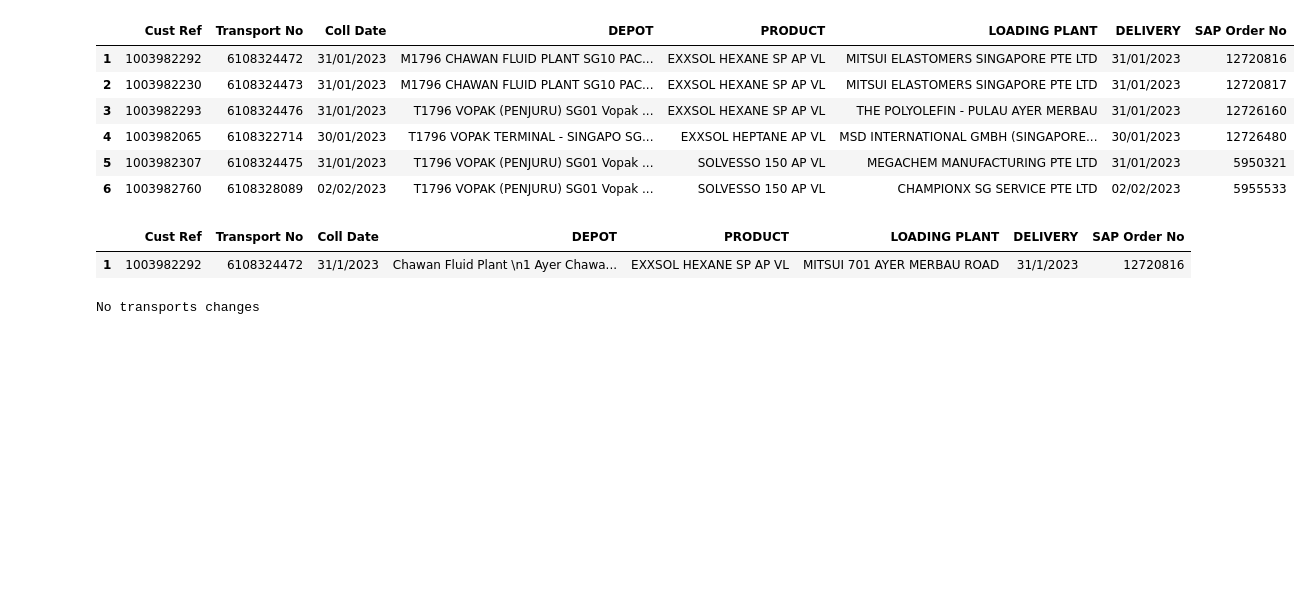
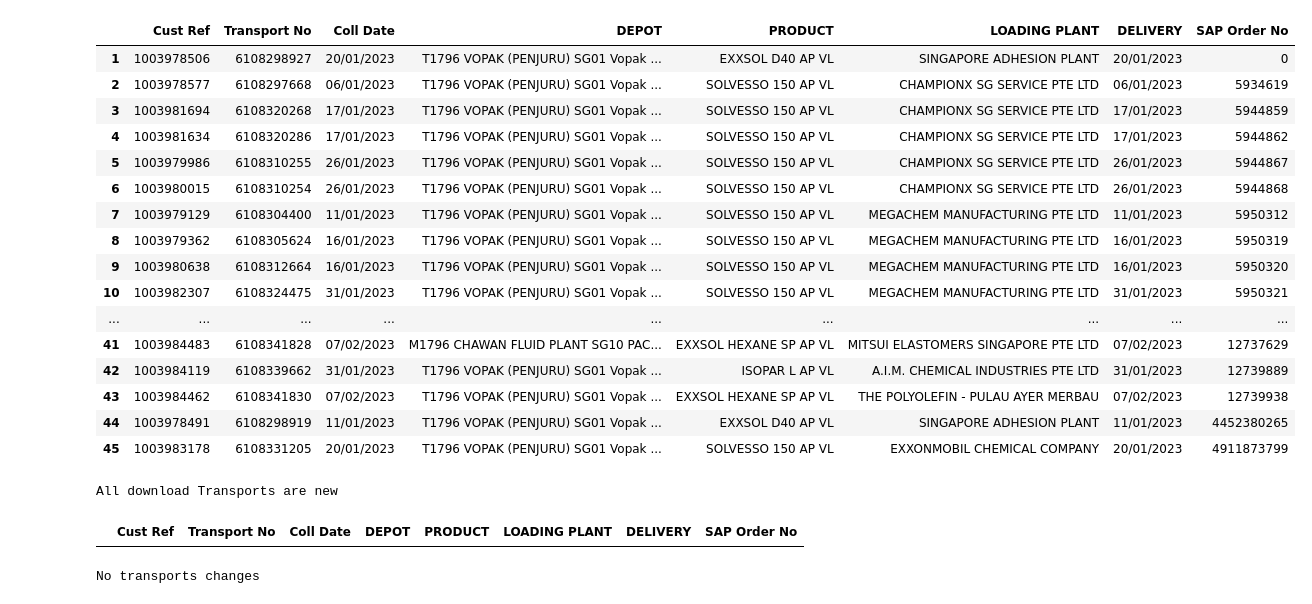
Before and after one commit to JohnTan38/Project-Data-Analysis, a Jupyter notebook: Assets/TRANSPOREON.ipynb, the cells around one changed output. Cells and saved outputs as stored; diff of their text form; code cells hidden in the pictures; blank space fills up the shorter version.

```diff
--- a/Assets/TRANSPOREON.ipynb
+++ b/Assets/TRANSPOREON.ipynb
@@ -129,7 +129,8 @@ import re #parse json files
 import pandas as pd
 from re import search
 
-path_dir = 'C:/Users/john.tan/OneDrive - Cogent Holdings Pte. Ltd/Documents/Transporeon/Json/'
+#path_dir = 'C:/Users/john.tan/OneDrive - Cogent Holdings Pte. Ltd/Documents/Transporeon/Json/'
+path_dir = 'C:/Users/john.tan/OneDrive - Cogent Holdings Pte. Ltd/Documents/Laiye Automation/TransporeonPDF/Json/JsonSAP/'
 cols = ['Cust Ref', 'Order Remarks', 'Transport No', 'Coll Date', 'DEPOT_MV2', 'PRODUCT', 'LOADING_PLANT_MV3', 'DELIVERY', 'SAP Order No']
 df_trans = pd.DataFrame(columns=cols)
 #df_trans.columns = cols
@@ -156,9 +157,15 @@ for file in glob.glob("*.json"):
     except:
             pass
 
-    if cust[0] == "SINGAPORE ADHESION PLANT":
-                sap_num = re.findall(r"(\d+)\nnormalorder", z)[0]
-                print(sap_num)
+    if cust[0] == (('SINGAPORE ADHESION PLANT') and (isinstance(sap_num, int) == False)):
+        try:
+                sap_num = re.findall(r'(?s)SG\n(.*?)\n[^\S\r\n]*normalorder', z)[0]
+                first, second, *others = sap_num.strip().splitlines()
+                print('SAP')
+                print(second)
+        except:
+                pass
+
     if cust[0] == "CHAMPIONX SG SERVICE PTE LTD":
         sap_num = re.findall(r'(?s)SG\n(.*?)\n[^\S\r\n]*normalorder', z)[0]
         #sap_num = re.findall("\d+", sap_num[0], re.MULTILINE)[0]
@@ -278,7 +285,15 @@ for file in glob.glob("*.json"):
         df_trans.loc[i, 'PRODUCT'] = last
     df_trans.loc[i, 'LOADING_PLANT_MV3'] = cust[0]
     df_trans.loc[i, 'DELIVERY'] = deli_date
-    df_trans.loc[i, 'SAP Order No'] = sap_num
+    try:
+        df_trans.loc[i, 'SAP Order No'] = sap_num
+    except:
+        pass
+    if cust[0] == (('SINGAPORE ADHESION PLANT') and (isinstance(sap_num, int) == False)):
+        try:
+            df_trans.loc[i, 'SAP Order No'] = sap_num
+        except:
+            pass
     try:
         if cust[1] =="CHAMPIONX SG\nSERVICE PTE LTD":
             df_trans.loc[i, 'DELIVERY'] = deli_datex
@@ -287,6 +302,6 @@ for file in glob.glob("*.json"):
             df_trans.loc[i, 'DEPOT_MV2'] = origin[0].replace('Destination\n', '')
     except: pass
     i += 1
-
+df_trans['SAP Order No'] = df_trans['SAP Order No'].replace(np.nan, 0)
 df_trans
 # %% [output]
@@ -339,18 +349,29 @@ temp_upload_1 = temp_upload_1.reset_index().drop(columns='index')
 # %%
 temp_upload_1['Coll Date'] = pd.to_datetime(temp_upload_1['Coll Date']).dt.strftime('%d/%m/%Y') #format datetime
 temp_upload_1['DELIVERY'] = pd.to_datetime(temp_upload_1['DELIVERY']).dt.strftime('%d/%m/%Y')
 
+temp_upload_1['SAP Order No'] = pd.to_numeric(temp_upload_1['SAP Order No'])
 temp_upload_1.sort_values(['SAP Order No'], ascending=True, inplace=True, na_position='first')
 temp_upload_1.index = np.arange(1, len(temp_upload_1)+1)
 temp_upload_1
 # %% [output]
 |  | Cust Ref | Transport No | Coll Date | DEPOT | PRODUCT | LOADING PLANT | DELIVERY | SAP Order No |
-| 1 | 1003982292 | 6108324472 | 31/01/2023 | M1796 CHAWAN FLUID PLANT SG10 PAC... | EXXSOL HEXANE SP AP VL | MITSUI ELASTOMERS SINGAPORE PTE LTD | 31/01/2023 | 12720816 |
-| 2 | 1003982230 | 6108324473 | 31/01/2023 | M1796 CHAWAN FLUID PLANT SG10 PAC... | EXXSOL HEXANE SP AP VL | MITSUI ELASTOMERS SINGAPORE PTE LTD | 31/01/2023 | 12720817 |
-| 3 | 1003982293 | 6108324476 | 31/01/2023 | T1796 VOPAK (PENJURU) SG01 Vopak ... | EXXSOL HEXANE SP AP VL | THE POLYOLEFIN - PULAU AYER MERBAU | 31/01/2023 | 12726160 |
-| 4 | 1003982065 | 6108322714 | 30/01/2023 | T1796 VOPAK TERMINAL - SINGAPO SG... | EXXSOL HEPTANE AP VL | MSD INTERNATIONAL GMBH (SINGAPORE... | 30/01/2023 | 12726480 |
-| 5 | 1003982307 | 6108324475 | 31/01/2023 | T1796 VOPAK (PENJURU) SG01 Vopak ... | SOLVESSO 150 AP VL | MEGACHEM MANUFACTURING PTE LTD | 31/01/2023 | 5950321 |
-| 6 | 1003982760 | 6108328089 | 02/02/2023 | T1796 VOPAK (PENJURU) SG01 Vopak ... | SOLVESSO 150 AP VL | CHAMPIONX SG SERVICE PTE LTD | 02/02/2023 | 5955533 |
+| 1 | 1003978506 | 6108298927 | 20/01/2023 | T1796 VOPAK (PENJURU) SG01 Vopak ... | EXXSOL D40 AP VL | SINGAPORE ADHESION PLANT | 20/01/2023 | 0 |
+| 2 | 1003978577 | 6108297668 | 06/01/2023 | T1796 VOPAK (PENJURU) SG01 Vopak ... | SOLVESSO 150 AP VL | CHAMPIONX SG SERVICE PTE LTD | 06/01/2023 | 5934619 |
+| 3 | 1003981694 | 6108320268 | 17/01/2023 | T1796 VOPAK (PENJURU) SG01 Vopak ... | SOLVESSO 150 AP VL | CHAMPIONX SG SERVICE PTE LTD | 17/01/2023 | 5944859 |
+| 4 | 1003981634 | 6108320286 | 17/01/2023 | T1796 VOPAK (PENJURU) SG01 Vopak ... | SOLVESSO 150 AP VL | CHAMPIONX SG SERVICE PTE LTD | 17/01/2023 | 5944862 |
+| 5 | 1003979986 | 6108310255 | 26/01/2023 | T1796 VOPAK (PENJURU) SG01 Vopak ... | SOLVESSO 150 AP VL | CHAMPIONX SG SERVICE PTE LTD | 26/01/2023 | 5944867 |
+| 6 | 1003980015 | 6108310254 | 26/01/2023 | T1796 VOPAK (PENJURU) SG01 Vopak ... | SOLVESSO 150 AP VL | CHAMPIONX SG SERVICE PTE LTD | 26/01/2023 | 5944868 |
+| 7 | 1003979129 | 6108304400 | 11/01/2023 | T1796 VOPAK (PENJURU) SG01 Vopak ... | SOLVESSO 150 AP VL | MEGACHEM MANUFACTURING PTE LTD | 11/01/2023 | 5950312 |
+| 8 | 1003979362 | 6108305624 | 16/01/2023 | T1796 VOPAK (PENJURU) SG01 Vopak ... | SOLVESSO 150 AP VL | MEGACHEM MANUFACTURING PTE LTD | 16/01/2023 | 5950319 |
+| 9 | 1003980638 | 6108312664 | 16/01/2023 | T1796 VOPAK (PENJURU) SG01 Vopak ... | SOLVESSO 150 AP VL | MEGACHEM MANUFACTURING PTE LTD | 16/01/2023 | 5950320 |
+| 10 | 1003982307 | 6108324475 | 31/01/2023 | T1796 VOPAK (PENJURU) SG01 Vopak ... | SOLVESSO 150 AP VL | MEGACHEM MANUFACTURING PTE LTD | 31/01/2023 | 5950321 |
+| ... | ... | ... | ... | ... | ... | ... | ... | ... |
+| 41 | 1003984483 | 6108341828 | 07/02/2023 | M1796 CHAWAN FLUID PLANT SG10 PAC... | EXXSOL HEXANE SP AP VL | MITSUI ELASTOMERS SINGAPORE PTE LTD | 07/02/2023 | 12737629 |
+| 42 | 1003984119 | 6108339662 | 31/01/2023 | T1796 VOPAK (PENJURU) SG01 Vopak ... | ISOPAR L AP VL | A.I.M. CHEMICAL INDUSTRIES PTE LTD | 31/01/2023 | 12739889 |
+| 43 | 1003984462 | 6108341830 | 07/02/2023 | T1796 VOPAK (PENJURU) SG01 Vopak ... | EXXSOL HEXANE SP AP VL | THE POLYOLEFIN - PULAU AYER MERBAU | 07/02/2023 | 12739938 |
+| 44 | 1003978491 | 6108298919 | 11/01/2023 | T1796 VOPAK (PENJURU) SG01 Vopak ... | EXXSOL D40 AP VL | SINGAPORE ADHESION PLANT | 11/01/2023 | 4452380265 |
+| 45 | 1003983178 | 6108331205 | 20/01/2023 | T1796 VOPAK (PENJURU) SG01 Vopak ... | SOLVESSO 150 AP VL | EXXONMOBIL CHEMICAL COMPANY | 20/01/2023 | 4911873799 |
 # %%
 columns = ['NO', 'SH Reference', 'Job Type', 'Shipper', 'Permit', 'ETA Date', 'QTY', 'Cont Size', 'Cont Type',
           'Cont No', 'SEAL', 'TIME SLOT', 'REMARKS', 'TD- STATUS']
@@ -383,8 +404,8 @@ if len(master) == 0:
     print('\033[1m'+ '\033[94m'+ 'All download Transports are new')
 master
 # %% [output]
+All download Transports are new
 |  | Cust Ref | Transport No | Coll Date | DEPOT | PRODUCT | LOADING PLANT | DELIVERY | SAP Order No |
-| 1 | 1003982292 | 6108324472 | 31/1/2023 | Chawan Fluid Plant \n1 Ayer Chawa... | EXXSOL HEXANE SP AP VL | MITSUI 701 AYER MERBAU ROAD | 31/1/2023 | 12720816 |
 # %%
 if len(master) != 0:
     master['Coll Date'] = pd.to_datetime(master['Coll Date'], format='%d/%m/%Y').dt.strftime('%Y-%m-%d') #format datetime
```
Also changed, not shown: parts of 20 cells of this notebook.
